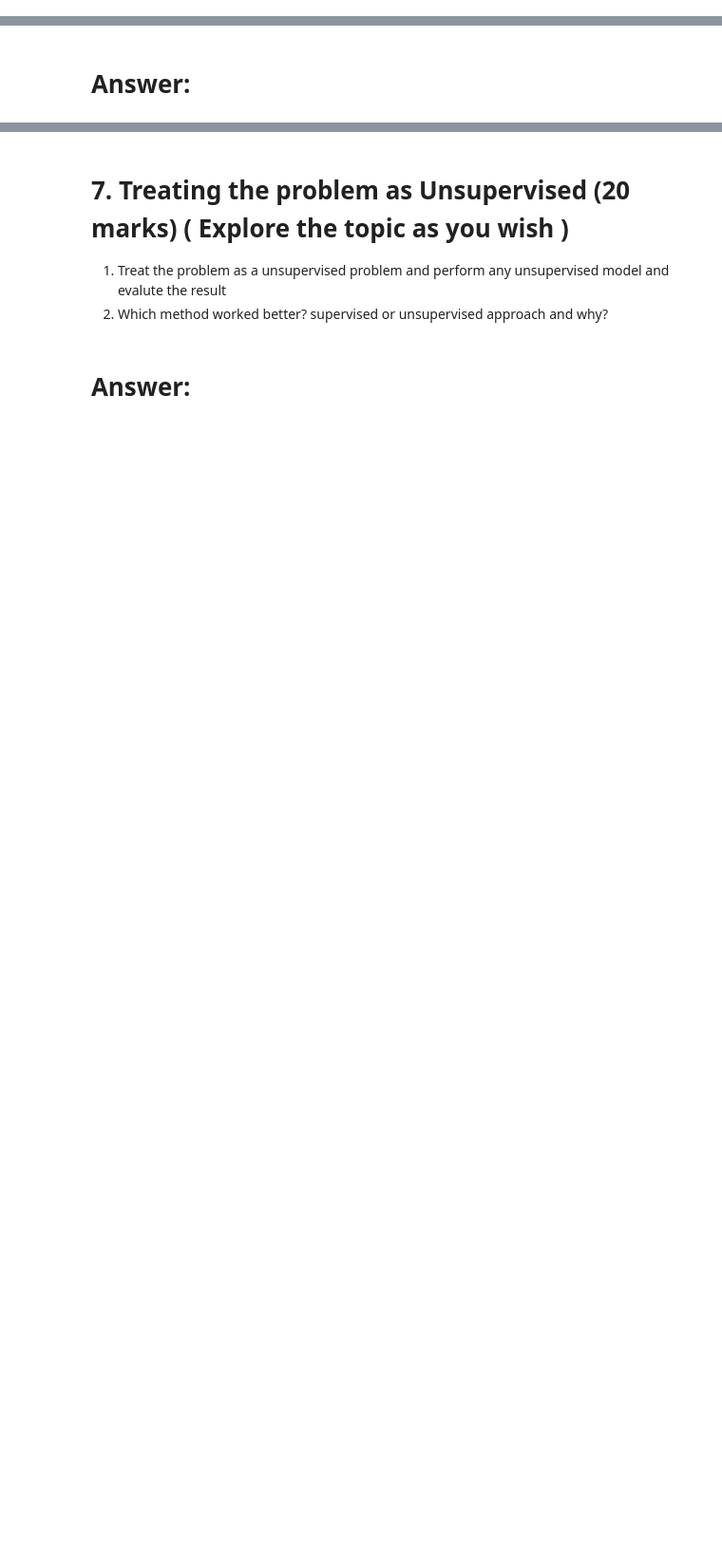
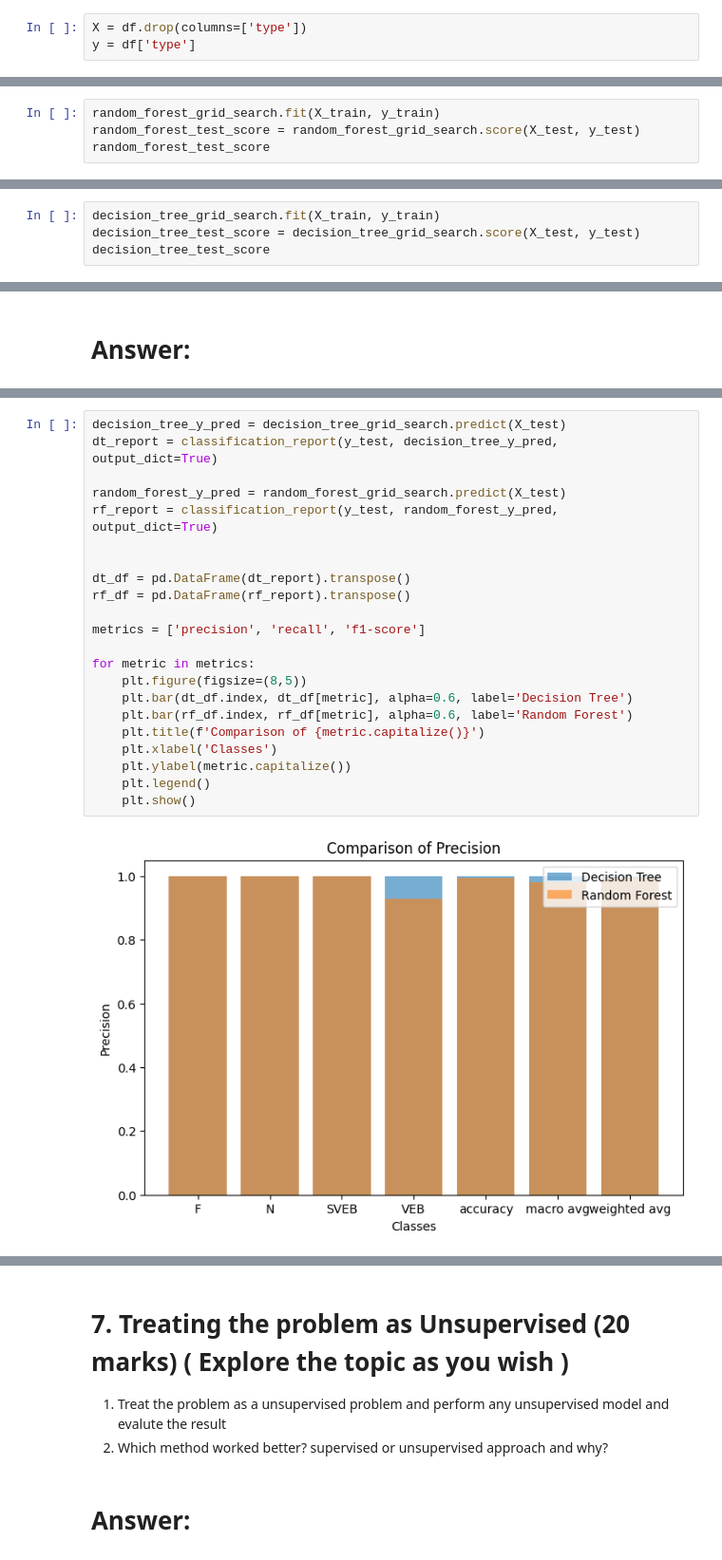
Before and after one commit to mdreduanulhoque/AI_ML_Expert_with_Phitron, a Jupyter notebook: Machine_Learning/ML_FINAL.ipynb, the cells around one changed output, grey strips where cells are left out. Shown at 95% size. Drawn from its saved outputs; the diff is of its cells as text; blank space fills up the shorter version.

```diff
--- a/Machine_Learning/ML_FINAL.ipynb
+++ b/Machine_Learning/ML_FINAL.ipynb
@@ -169,3 +184,6 @@ Start from implementing random forest
 2. Discuss the pre processing steps you applied and why?
 # %% [markdown]
 ## Answer:
+# %%
+X = df.drop(columns=['type'])
+y = df['type']
@@ -188,3 +276,7 @@ Select 2 models of your choice and build 2 pipelines for them
 Train those 2 models
 # %% [markdown]
 ## Answer:
+# %%
+random_forest_grid_search.fit(X_train, y_train)
+random_forest_test_score = random_forest_grid_search.score(X_test, y_test)
+random_forest_test_score
@@ -190,0 +300,4 @@ Train those 2 models
+# %%
+decision_tree_grid_search.fit(X_train, y_train)
+decision_tree_test_score = decision_tree_grid_search.score(X_test, y_test)
+decision_tree_test_score
@@ -200,0 +333,24 @@ Compare the results of all models based on all of the above described metrics. W
+# %%
+decision_tree_y_pred = decision_tree_grid_search.predict(X_test)
+dt_report = classification_report(y_test, decision_tree_y_pred, output_dict=True)
+
+random_forest_y_pred = random_forest_grid_search.predict(X_test)
+rf_report = classification_report(y_test, random_forest_y_pred, output_dict=True)
+
+
+dt_df = pd.DataFrame(dt_report).transpose()
+rf_df = pd.DataFrame(rf_report).transpose()
+
+metrics = ['precision', 'recall', 'f1-score']
+
+for metric in metrics:
+    plt.figure(figsize=(8,5))
+    plt.bar(dt_df.index, dt_df[metric], alpha=0.6, label='Decision Tree')
+    plt.bar(rf_df.index, rf_df[metric], alpha=0.6, label='Random Forest')
+    plt.title(f'Comparison of {metric.capitalize()}')
+    plt.xlabel('Classes')
+    plt.ylabel(metric.capitalize())
+    plt.legend()
+    plt.show()
+# %% [output]
+[figure, added]
```
Also changed, not shown: parts of 27 cells of this notebook.
